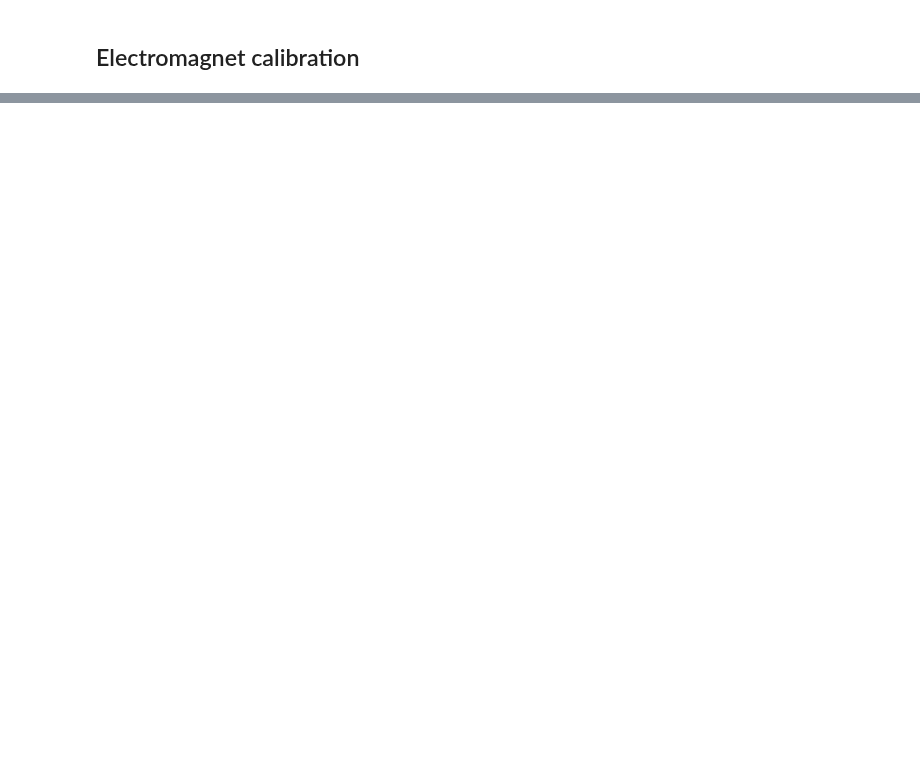
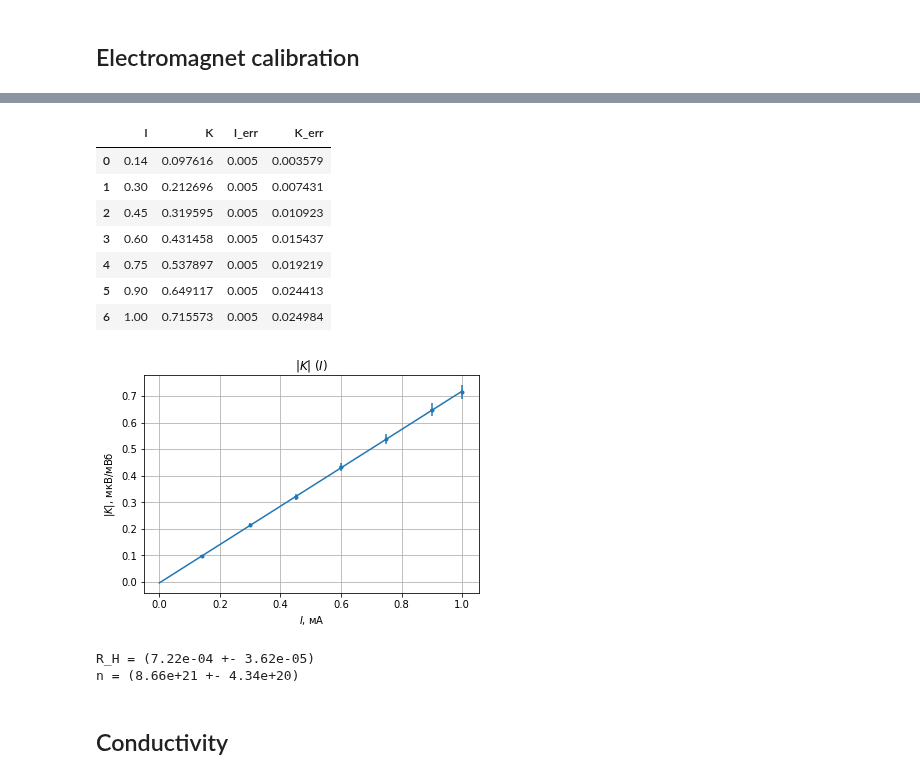
Before and after one commit to futherus/mipt_lab, a Jupyter notebook: 3.3.4/processing.ipynb, the cells around one changed output, grey strips where cells are left out. Cells and saved outputs as stored; diff of their text form; code cells hidden in the pictures; blank space fills up the shorter version.

```diff
--- a/3.3.4/processing.ipynb
+++ b/3.3.4/processing.ipynb
@@ -553,0 +518,46 @@ plt.savefig("c_sqrt_T.pdf")
+# %%
+
+he_tbl_KI = table(pd.DataFrame())
+he_tbl_KI.insert(loc = 0, column = 'I', value = he_I, fmt = [r'$I$, мА', '{:.3f}', 0])
+he_tbl_KI.insert(loc = 1, column = 'K', value = he_K, fmt = [r'$|K|$, $\frac{\text{мкВ}}{\text{мВб}}$', '{:.3f}', 0])
+he_tbl_KI.insert(loc = 2, column = 'I_err', value = he_I_err, fmt = [r'$\Delta I$, мА', '{:.3f}', 0])
+he_tbl_KI.insert(loc = 3, column = 'K_err', value = he_K_err, fmt = [r'$\Delta |K|$, $\frac{\text{мкВ}}{\text{мВб}}$', '{:.3f}', 0])
+
+he_tbl_KI.rename().to_latex('gen/hallEMF_KI.tex')
+
+x_clean, y_clean, equ = plot(he_I, he_K, xerr = he_I_err, yerr = he_K_err, x_min = 0)
+mnk_tbl = mnk(x_clean, y_clean, file = 'gen/hallEMF_KI_mnk.tex', precision = 3)
+
+plt.title("$|K| \; (I)$")
+plt.xlabel("$I$, мА")
+plt.ylabel("$|K|$, мкВ/мВб")
+plt.grid(True)
+
+plt.savefig("gen/hallEMF_KI.pdf")
+
+he_tbl_KI.get_data()
+# %% [output]
+|  | I | K | I_err | K_err |
+| 0 | 0.14 | 0.097616 | 0.005 | 0.003579 |
+| 1 | 0.30 | 0.212696 | 0.005 | 0.007431 |
+| 2 | 0.45 | 0.319595 | 0.005 | 0.010923 |
+| 3 | 0.60 | 0.431458 | 0.005 | 0.015437 |
+| 4 | 0.75 | 0.537897 | 0.005 | 0.019219 |
+| 5 | 0.90 | 0.649117 | 0.005 | 0.024413 |
+| 6 | 1.00 | 0.715573 | 0.005 | 0.024984 |
+[figure, added]
+# %%
+m = mnk_tbl.get_data()
+
+R_H = setup.plate_h * float(m['a']) * 10 ** -3
+R_H_err = R_H * np.sqrt( (float(m['da'])/float(m['a'])) ** 2 + (setup.plate_err / setup.plate_h) ** 2 )
+print('R_H = ({:.2e} +- {:.2e})'.format(R_H, R_H_err))
+
+n = 1 / (R_H * 1.6 * 10 ** -19)
+n_err = n * R_H_err / R_H
+print('n = ({:.2e} +- {:.2e})'.format(n, n_err))
+# %% [output]
+R_H = (7.22e-04 +- 3.62e-05)
+n = (8.66e+21 +- 4.34e+20)
+# %% [markdown]
+## Conductivity
```
Also changed, not shown: parts of 47 cells of this notebook, 18 other files.
